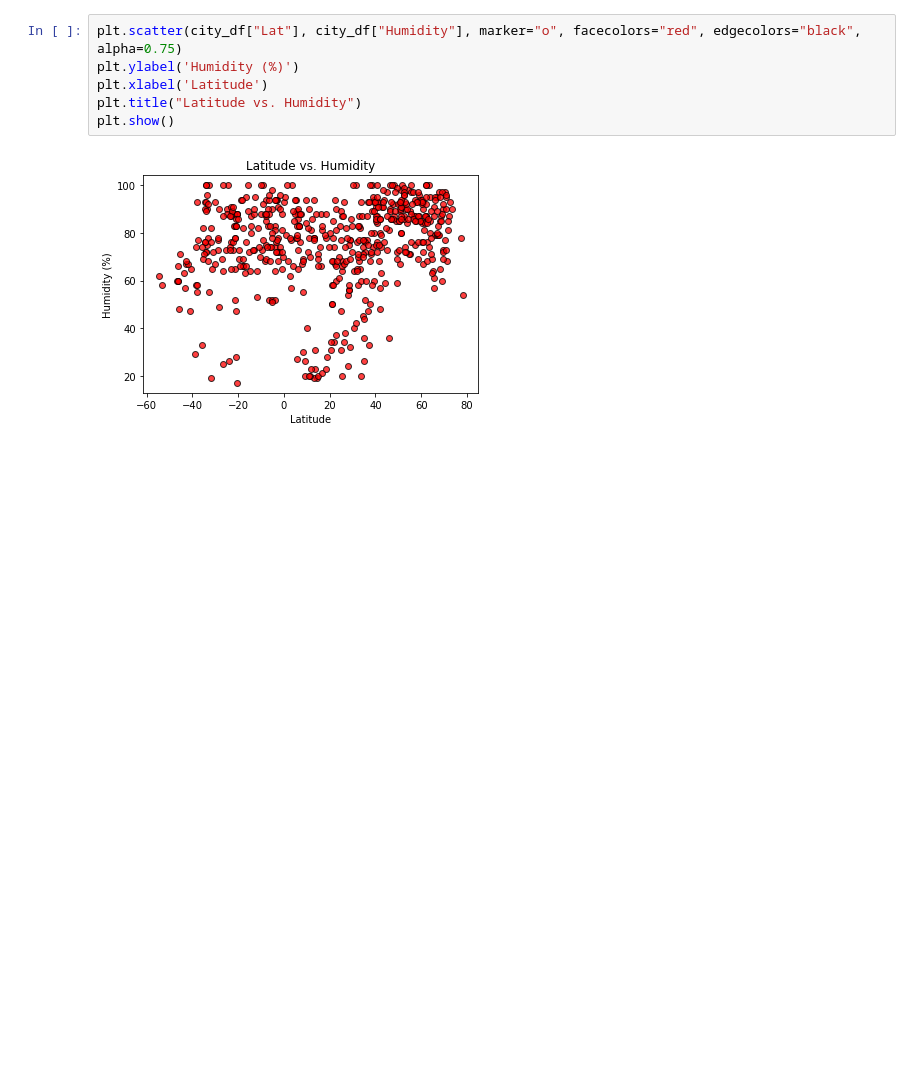
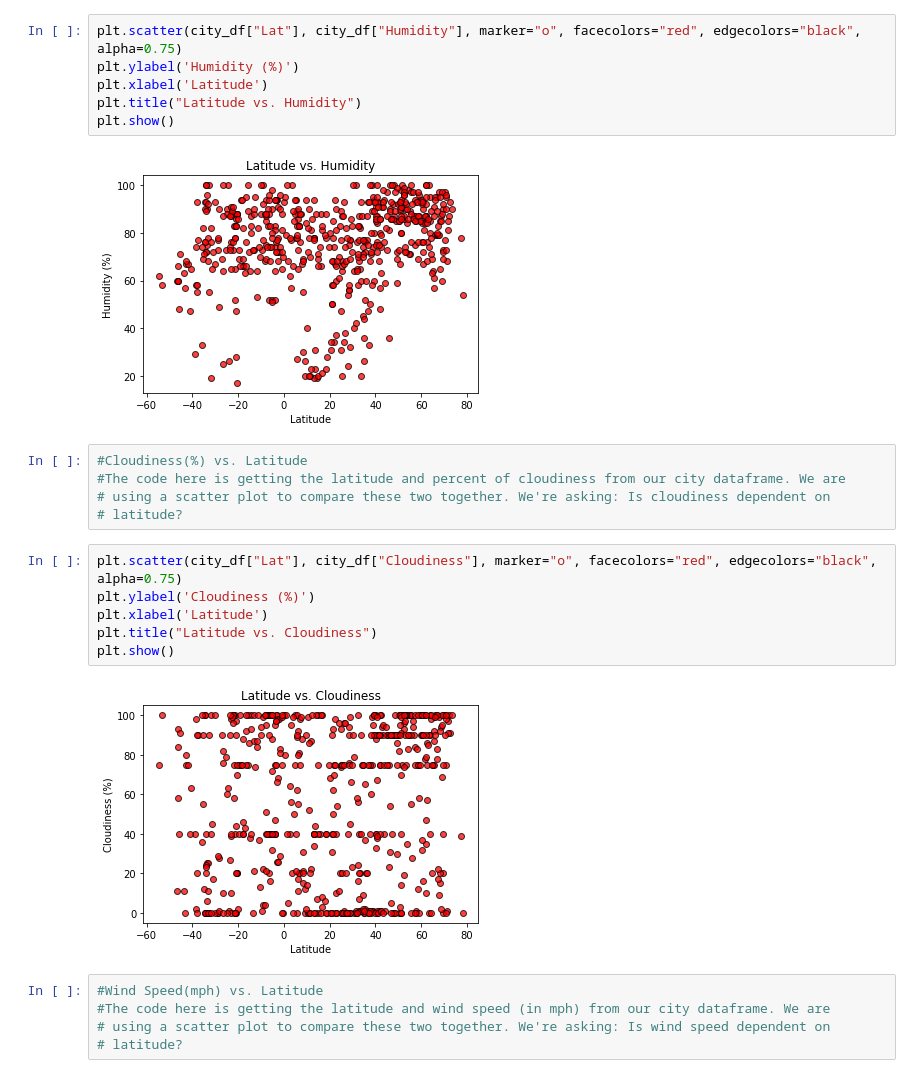
Before and after one commit to LongPatrol/python-api-challenge, a Jupyter notebook: WeatherPy/WeatherPy.ipynb, the cells around one changed output. Drawn from its saved outputs; the diff is of its cells as text; blank space fills up the shorter version.

```diff
--- a/WeatherPy/WeatherPy.ipynb
+++ b/WeatherPy/WeatherPy.ipynb
@@ -179,3 +179,21 @@ plt.title("Latitude vs. Humidity")
 plt.show()
 # %% [output]
 [figure]
+# %%
+#Cloudiness(%) vs. Latitude
+#The code here is getting the latitude and percent of cloudiness from our city dataframe. We are
+# using a scatter plot to compare these two together. We're asking: Is cloudiness dependent on
+# latitude?
+# %%
+plt.scatter(city_df["Lat"], city_df["Cloudiness"], marker="o", facecolors="red", edgecolors="black", alpha=0.75)
+plt.ylabel('Cloudiness (%)')
+plt.xlabel('Latitude')
+plt.title("Latitude vs. Cloudiness")
+plt.show()
+# %% [output]
+[figure, added]
+# %%
+#Wind Speed(mph) vs. Latitude
+#The code here is getting the latitude and wind speed (in mph) from our city dataframe. We are
+# using a scatter plot to compare these two together. We're asking: Is wind speed dependent on
+# latitude?
```
Also changed, not shown: parts of 1 cell of this notebook.
